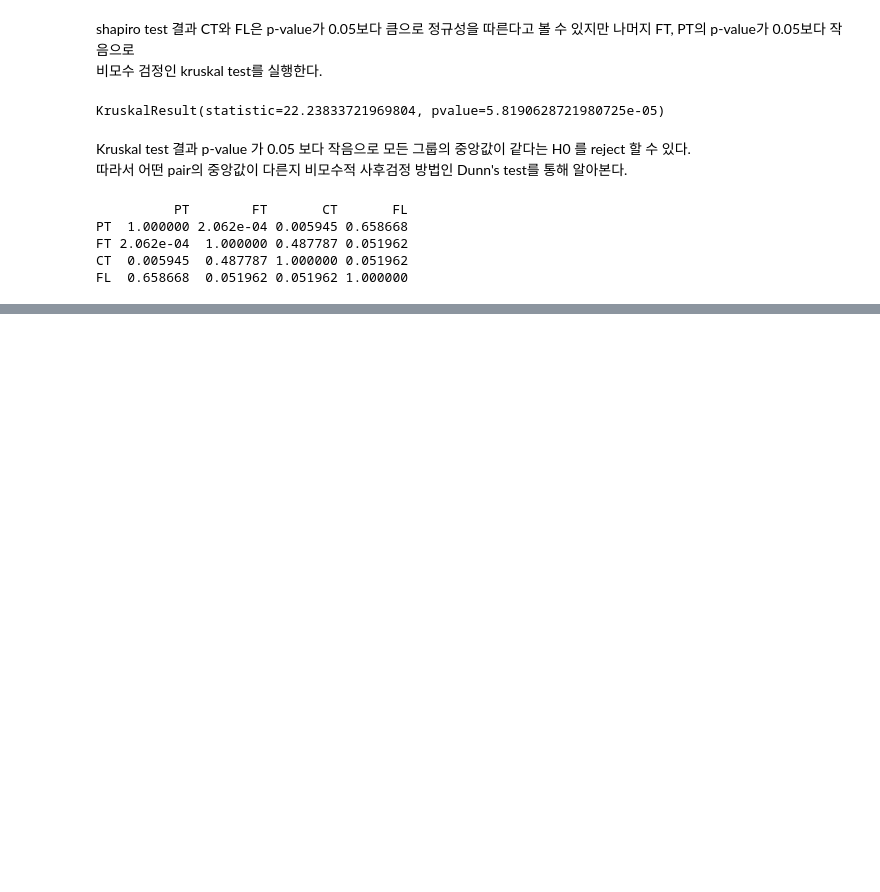
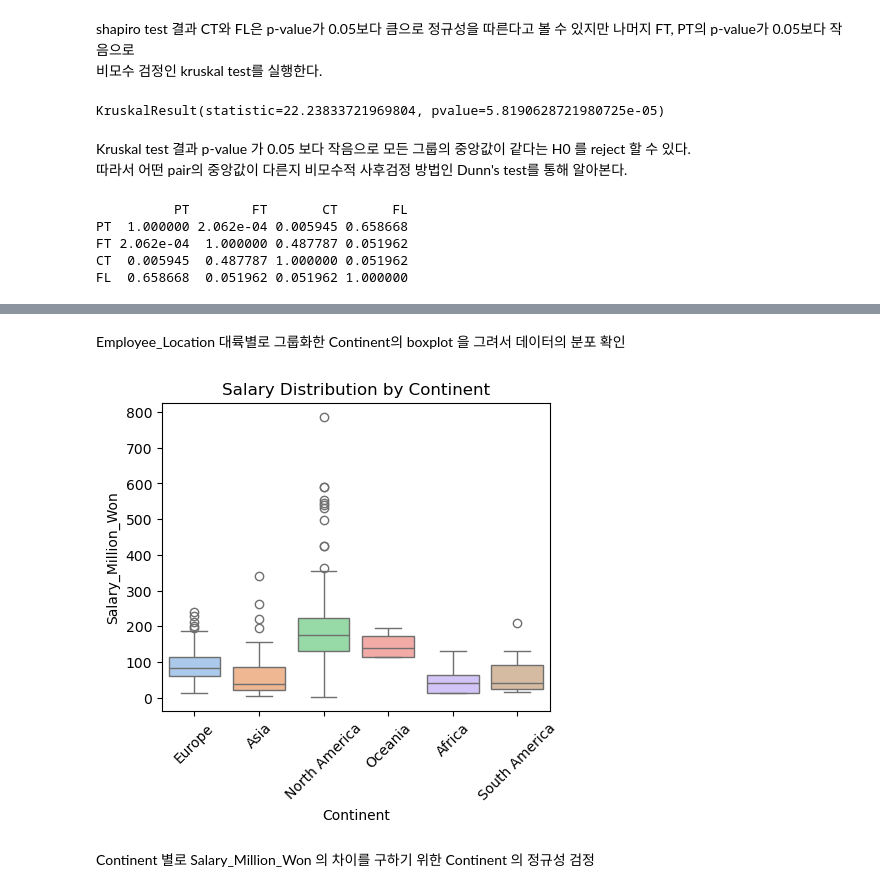
Before and after one commit to Hwaple02/SDA_HW5_1, a Jupyter notebook: mini_project_Hypothesis_testing(60231211).ipynb, the cells around one changed output, grey strips where cells are left out. Drawn from its saved outputs; the diff is of its cells as text; code cells hidden in the pictures; blank space fills up the shorter version.

Commit message:
continent 추가

```diff
--- a/mini_project_Hypothesis_testing(60231211).ipynb
+++ b/mini_project_Hypothesis_testing(60231211).ipynb
@@ -348,0 +355,22 @@ Dunn’s test 결과 PT, FL pair FT, CT pair 를 제외한 나머지 pair 들의
+# %%
+# Employee_Location 값들을 대륙별로 그룹화해주는 코드
+# 그룹화를 위해 gpt 사용
+
+# continent 값들읋 추가할 data_continent 생성
+data_continent = data.copy()
+
+# 국가 코드를 대륙으로 매핑하는 함수
+from iso3166 import countries
+import pycountry_convert as pcc
+
+def map_to_continent(country_code):
+    try:
+        country_alpha2 = country_code.upper()
+        continent_code = pcc.country_alpha2_to_continent_code(country_alpha2)
+        continent_name = pcc.convert_continent_code_to_continent_name(continent_code)
+        return continent_name
+    except KeyError:
+        return "Unknown"
+# Employee_Location에서 대륙 정보를 생성
+data_continent['Continent'] = data_continent['Employee_Location'].apply(map_to_continent)
+data_continent
@@ -348,0 +391,16 @@ Dunn’s test 결과 PT, FL pair FT, CT pair 를 제외한 나머지 pair 들의
+# %% [markdown]
+Employee_Location 대륙별로 그룹화한 Continent의 boxplot 을 그려서 데이터의 분포 확인
+# %%
+import seaborn as sns
+
+# Continent 따른 Salary 분포 확인
+plt.figure(figsize=(5,4))
+sns.boxplot(x=data_continent['Continent'], y=data['Salary_Million_Won'],
+            hue=data_continent['Continent'], palette='pastel')
+plt.title('Salary Distribution by Continent')
+plt.xticks(rotation=45, fontsize=10)
+plt.show()
+# %% [output]
+[figure, added]
+# %% [markdown]
+Continent 별로 Salary_Million_Won 의 차이를 구하기 위한 Continent 의 정규성 검정
```
Also changed, not shown: parts of 5 cells of this notebook, 1 other file.
